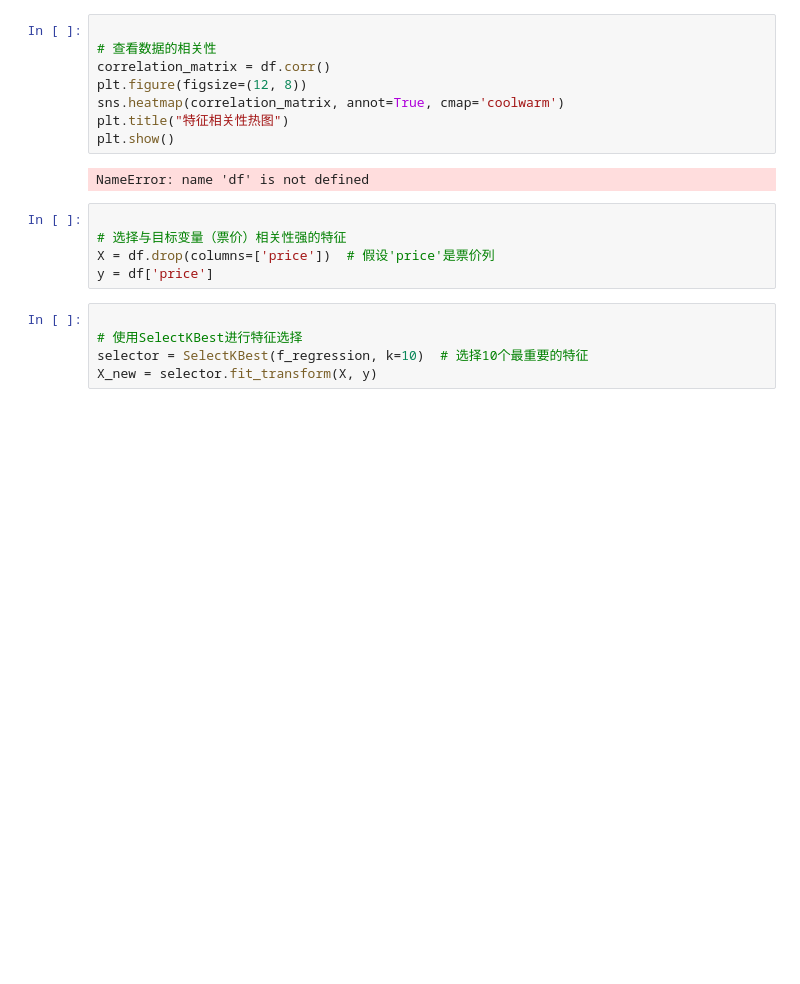
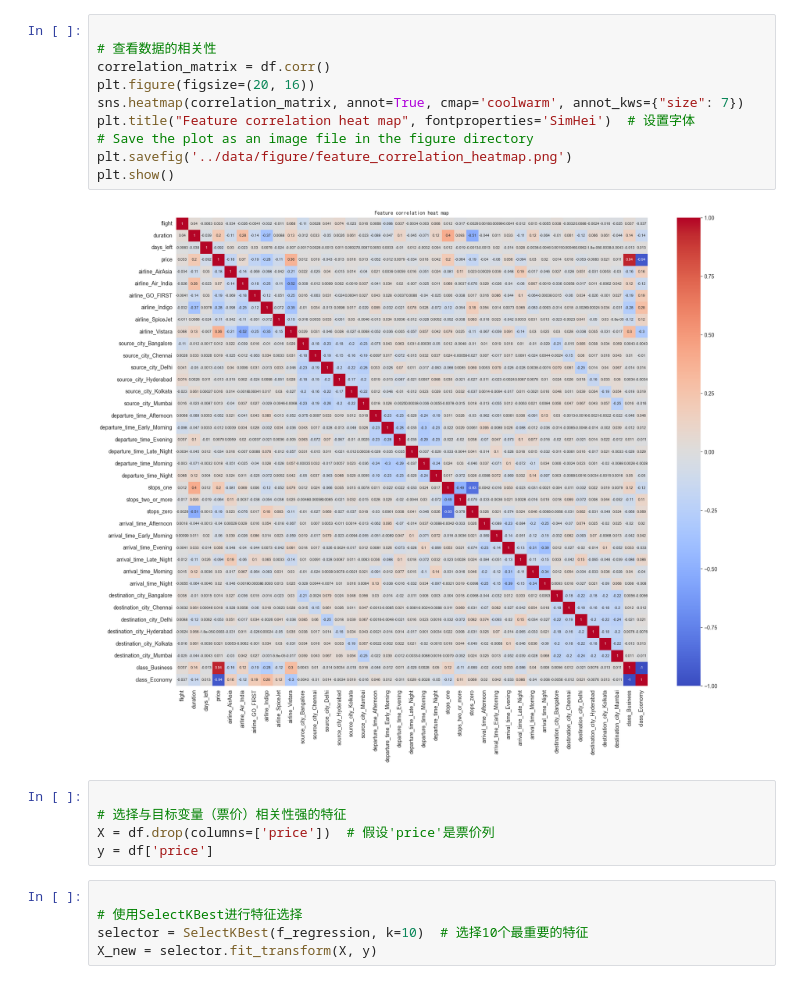
Before and after one commit to superman1006/Flight-Price-Prediction, a Jupyter notebook: notebooks/2_feature_selection.ipynb, the cells around one changed output. Drawn from its saved outputs; the diff is of its cells as text; blank space fills up the shorter version.

```diff
--- a/notebooks/2_feature_selection.ipynb
+++ b/notebooks/2_feature_selection.ipynb
@@ -11,13 +9,15 @@ ParserError: Error tokenizing data. C error: Calling read(nbytes) on source fail
 # %%
 
 # 查看数据的相关性
 correlation_matrix = df.corr()
-plt.figure(figsize=(12, 8))
-sns.heatmap(correlation_matrix, annot=True, cmap='coolwarm')
-plt.title("特征相关性热图")
+plt.figure(figsize=(20, 16))
+sns.heatmap(correlation_matrix, annot=True, cmap='coolwarm', annot_kws={"size": 7})
+plt.title("Feature correlation heat map", fontproperties='SimHei')  # 设置字体
+# Save the plot as an image file in the figure directory
+plt.savefig('../data/figure/feature_correlation_heatmap.png')
 plt.show()
 # %% [output]
-NameError: name 'df' is not defined
+[figure, added]
 # %%
 
 # 选择与目标变量（票价）相关性强的特征
```
Also changed, not shown: parts of 2 cells of this notebook, 12 other files.
